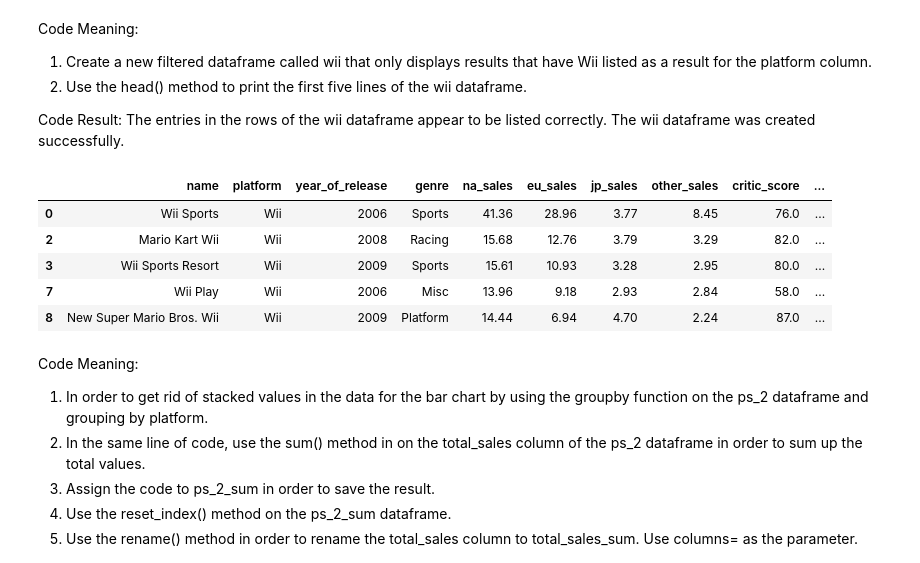
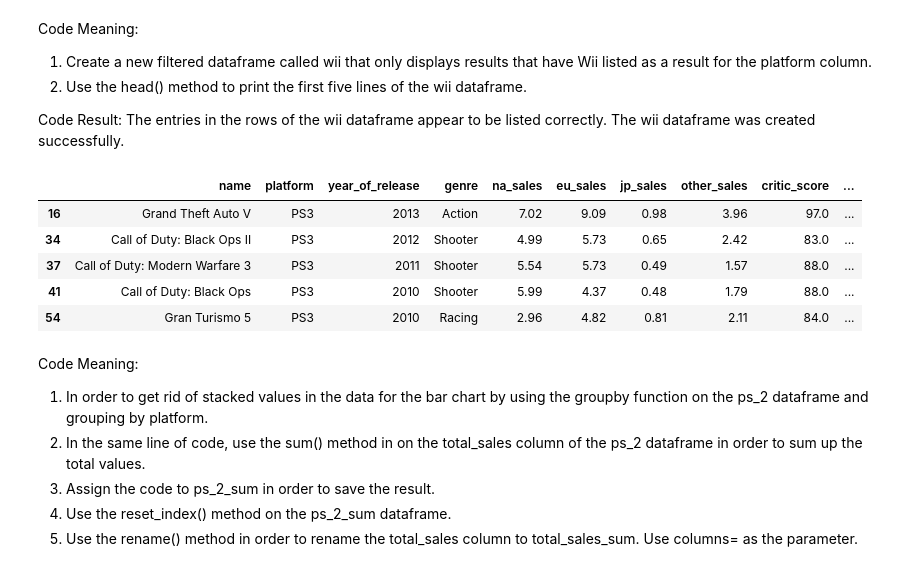
Before and after one commit to BLacuesta3/Sprint_5_Project, a Jupyter notebook: sprint_5 revision.ipynb, the cells around one changed output. Drawn from its saved outputs; the diff is of its cells as text; code cells hidden in the pictures.

```diff
--- a/sprint_5.ipynb
+++ b/sprint_5 revision.ipynb
@@ -261,8 +347,3 @@ Code Meaning:
 
 Code Result:
 There are no more missing values noted in the year_of_release column of the df dataframe.
-# %%
-#new solution
-df['year_of_release'] = df['year_of_release'].transform(lambda x: x.fillna(x.median()))
-
-df['year_of_release'].isna().sum()
@@ -270,0 +350,4 @@ df['year_of_release'].isna().sum()
+# %%
+df = df.dropna(subset=['year_of_release'])
+
+df['year_of_release'].isna().sum()
@@ -507,16 +648,16 @@ Code Meaning:
 Code Result:
 The entries in the rows of the wii dataframe appear to be listed correctly.  The wii dataframe was created successfully.
 # %%
-wii = df[df['platform'] == 'Wii']
+ps_3 = df[df['platform'] == 'PS3']
 
-wii.head()
+ps_3.head()
 # %% [output]
 |  | name | platform | year_of_release | genre | na_sales | eu_sales | jp_sales | other_sales | critic_score | ... |
-| 0 | Wii Sports | Wii | 2006 | Sports | 41.36 | 28.96 | 3.77 | 8.45 | 76.0 | ... |
-| 2 | Mario Kart Wii | Wii | 2008 | Racing | 15.68 | 12.76 | 3.79 | 3.29 | 82.0 | ... |
-| 3 | Wii Sports Resort | Wii | 2009 | Sports | 15.61 | 10.93 | 3.28 | 2.95 | 80.0 | ... |
-| 7 | Wii Play | Wii | 2006 | Misc | 13.96 | 9.18 | 2.93 | 2.84 | 58.0 | ... |
-| 8 | New Super Mario Bros. Wii | Wii | 2009 | Platform | 14.44 | 6.94 | 4.70 | 2.24 | 87.0 | ... |
+| 16 | Grand Theft Auto V | PS3 | 2013 | Action | 7.02 | 9.09 | 0.98 | 3.96 | 97.0 | ... |
+| 34 | Call of Duty: Black Ops II | PS3 | 2012 | Shooter | 4.99 | 5.73 | 0.65 | 2.42 | 83.0 | ... |
+| 37 | Call of Duty: Modern Warfare 3 | PS3 | 2011 | Shooter | 5.54 | 5.73 | 0.49 | 1.57 | 88.0 | ... |
+| 41 | Call of Duty: Black Ops | PS3 | 2010 | Shooter | 5.99 | 4.37 | 0.48 | 1.79 | 88.0 | ... |
+| 54 | Gran Turismo 5 | PS3 | 2010 | Racing | 2.96 | 4.82 | 0.81 | 2.11 | 84.0 | ... |
 # %% [markdown]
 Code Meaning:
 1) In order to get rid of stacked values in the data for the bar chart by using the groupby function on the ps_2 dataframe and grouping by platform.
```
Also changed, not shown: parts of 39 cells of this notebook.
